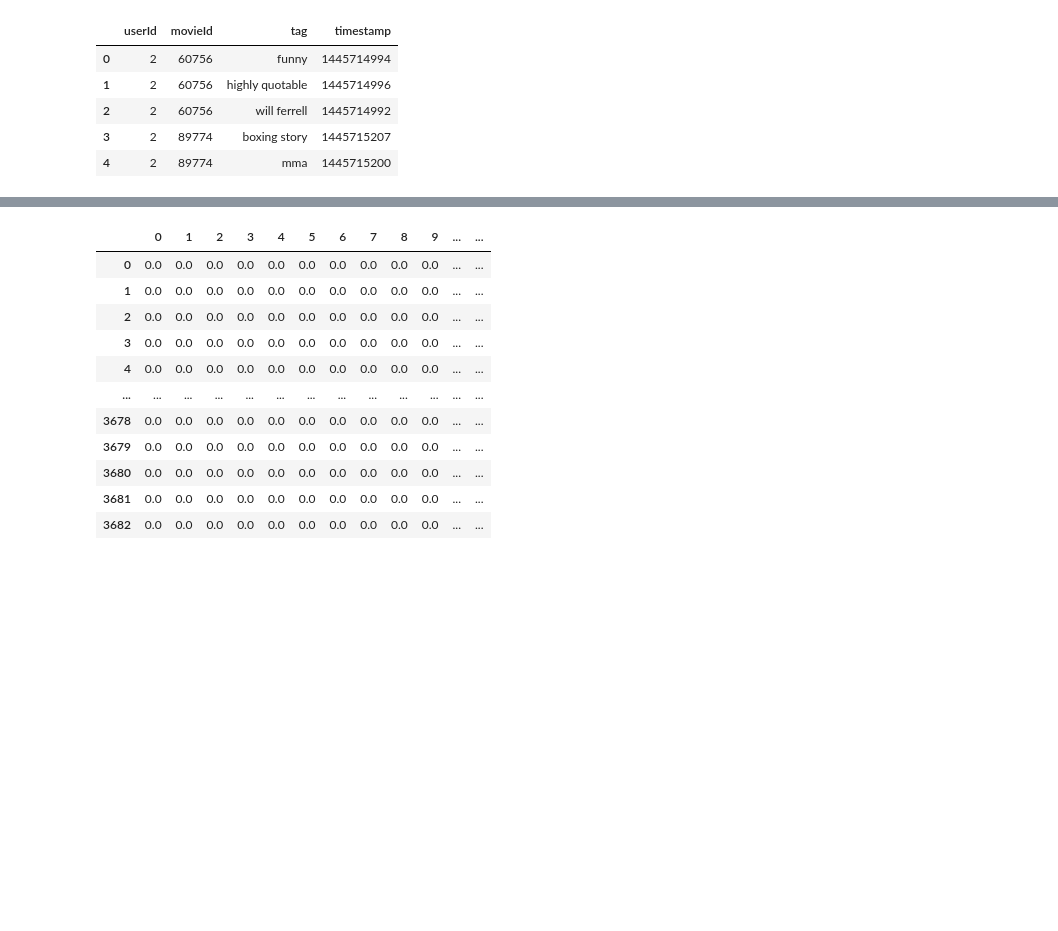
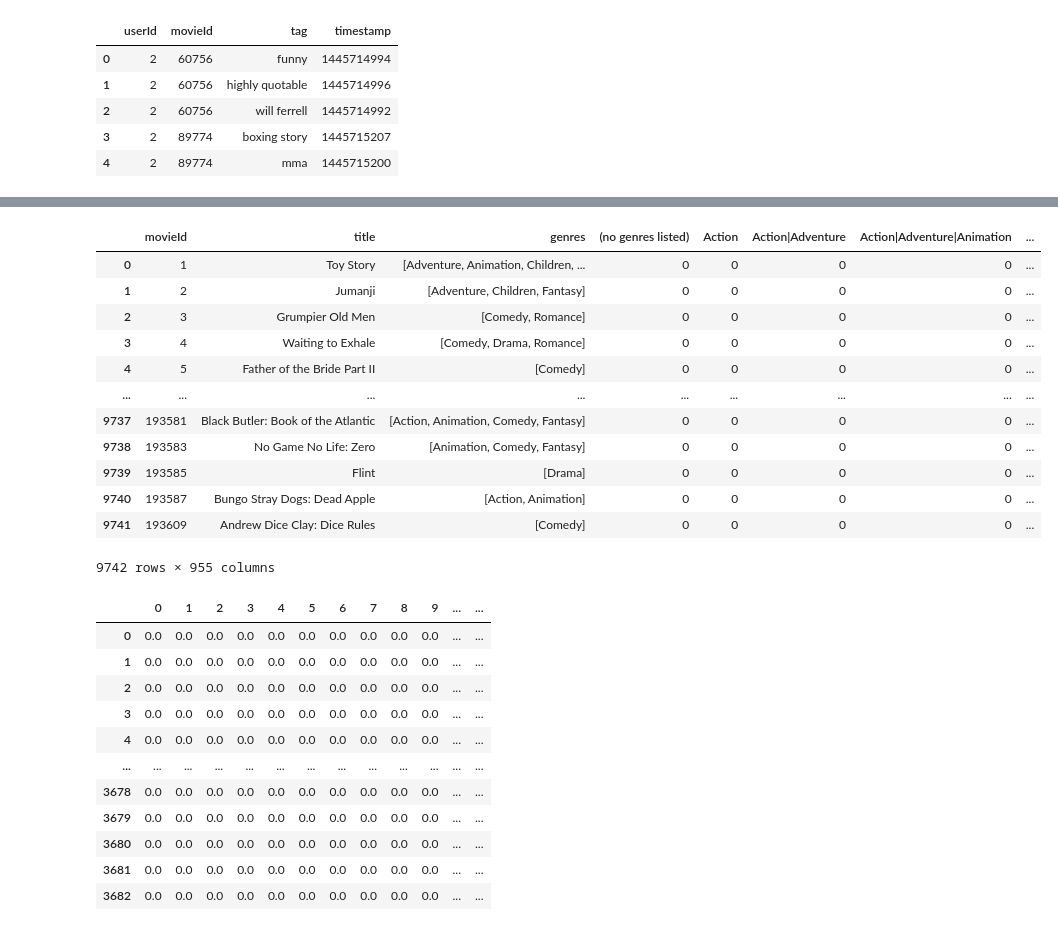
Before and after one commit to geomwangi007/Movie-Recommendation-System-Group_12-Project, a Jupyter notebook: Ipynbs/Mercy.ipynb, the cells around one changed output, grey strips where cells are left out. Saved outputs shown, nothing was run; the diff lists cells and outputs as text; code cells hidden in the pictures; blank space fills up the shorter version.

```diff
--- a/Ipynbs/Mercy.ipynb
+++ b/Ipynbs/Mercy.ipynb
@@ -152,0 +195,6 @@ plt.show()
+# %%
+movies['year'] = movies['title'].str.extract(r'\((\d{4})\)')
+movies['title'] = movies['title'].str.replace(r'\(\d{4}\)', '').str.strip()
+
+# Split genres into individual genre columns
+movies['genres'] = movies['genres'].str.split('|')
@@ -169,0 +242,4 @@ tags.head()
+# %%
+#splitting the genre's column and removing '|'
+movies['genres'] = movies['genres'].str.split('|')
+movies.head()
@@ -169,0 +253,7 @@ tags.head()
+# %%
+#creating a separate column for each genre using one-hot encoding
+df_genres = pd.get_dummies(movies['genres'].apply(lambda x: '|'.join(x)))
+df_genres = df_genres.astype(int)
+# %%
+movies_encoded = pd.concat([movies, df_genres], axis=1)
+movies_encoded.head()
@@ -170 +268,26 @@ tags.head()
+# %%
+#dealing with the title column
+import re
+# Function to remove year and keep only the movie title
+def clean_title(title):
+    return re.sub(r'\s\(\d{4}\)', '', title)
+
+# Apply the function to the 'title' column
+movies_encoded['title'] = movies_encoded['title'].apply(clean_title)
+
+movies_encoded
+# %% [output]
+|  | movieId | title | genres | (no genres listed) | Action | Action|Adventure | Action|Adventure|Animation | ... |
+| 0 | 1 | Toy Story | [Adventure, Animation, Children, ... | 0 | 0 | 0 | 0 | ... |
+| 1 | 2 | Jumanji | [Adventure, Children, Fantasy] | 0 | 0 | 0 | 0 | ... |
+| 2 | 3 | Grumpier Old Men | [Comedy, Romance] | 0 | 0 | 0 | 0 | ... |
+| 3 | 4 | Waiting to Exhale | [Comedy, Drama, Romance] | 0 | 0 | 0 | 0 | ... |
+| 4 | 5 | Father of the Bride Part II | [Comedy] | 0 | 0 | 0 | 0 | ... |
+| ... | ... | ... | ... | ... | ... | ... | ... | ... |
+| 9737 | 193581 | Black Butler: Book of the Atlantic | [Action, Animation, Comedy, Fantasy] | 0 | 0 | 0 | 0 | ... |
+| 9738 | 193583 | No Game No Life: Zero | [Animation, Comedy, Fantasy] | 0 | 0 | 0 | 0 | ... |
+| 9739 | 193585 | Flint | [Drama] | 0 | 0 | 0 | 0 | ... |
+| 9740 | 193587 | Bungo Stray Dogs: Dead Apple | [Action, Animation] | 0 | 0 | 0 | 0 | ... |
+| 9741 | 193609 | Andrew Dice Clay: Dice Rules | [Comedy] | 0 | 0 | 0 | 0 | ... |
+9742 rows × 955 columns
 # %%
```
Also changed, not shown: parts of 19 cells of this notebook.
